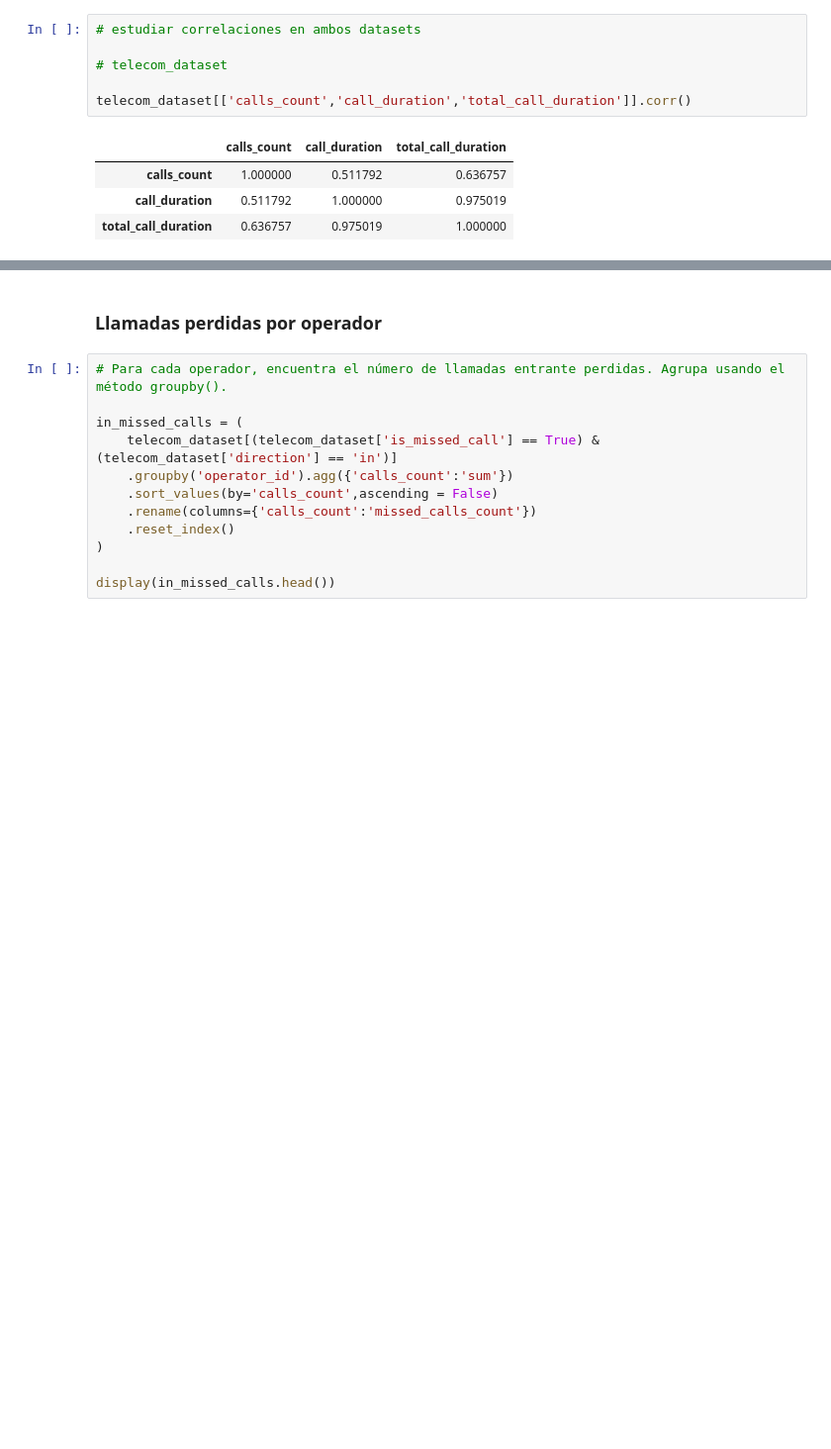
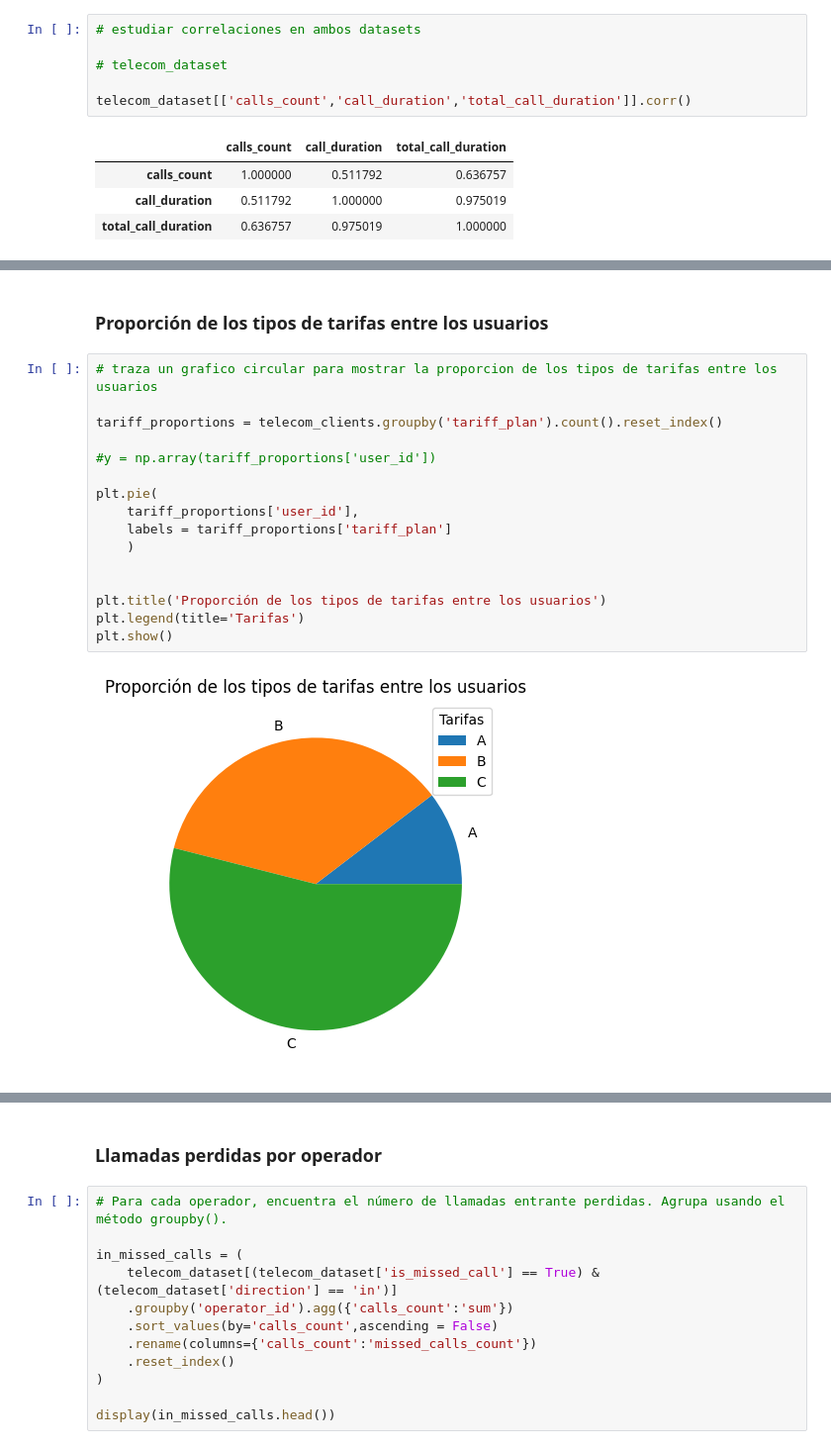
Before and after one commit to melissacarvajal/TripleTen-Final-Project, a Jupyter notebook: EDA Telecomunicaciones/Proyecto Final - CallMeMaybe.ipynb, the cells around one changed output, grey strips where cells are left out. Shown: that part at 99% size. Saved outputs shown, nothing was run; the diff lists cells and outputs as text; blank space fills up the shorter version.

```diff
--- a/EDA Telecomunicaciones/Proyecto Final - CallMeMaybe.ipynb
+++ b/EDA Telecomunicaciones/Proyecto Final - CallMeMaybe.ipynb
@@ -305,0 +303,20 @@ telecom_dataset[['calls_count','call_duration','total_call_duration']].corr()
+# %% [markdown]
+### Proporción de los tipos de tarifas entre los usuarios
+# %%
+# traza un grafico circular para mostrar la proporcion de los tipos de tarifas entre los usuarios
+
+tariff_proportions = telecom_clients.groupby('tariff_plan').count().reset_index()
+
+#y = np.array(tariff_proportions['user_id'])
+
+plt.pie(
+    tariff_proportions['user_id'],
+    labels = tariff_proportions['tariff_plan']
+    )
+
+
+plt.title('Proporción de los tipos de tarifas entre los usuarios')
+plt.legend(title='Tarifas')
+plt.show()
+# %% [output]
+[figure, added]
```
Also changed, not shown: parts of 36 cells of this notebook, 1 other file.
